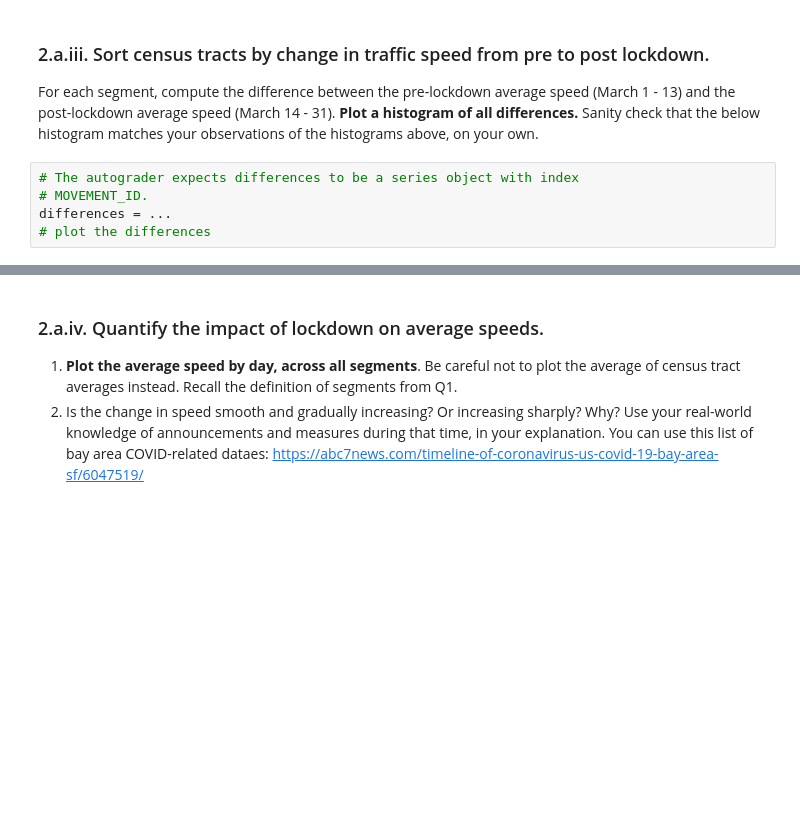
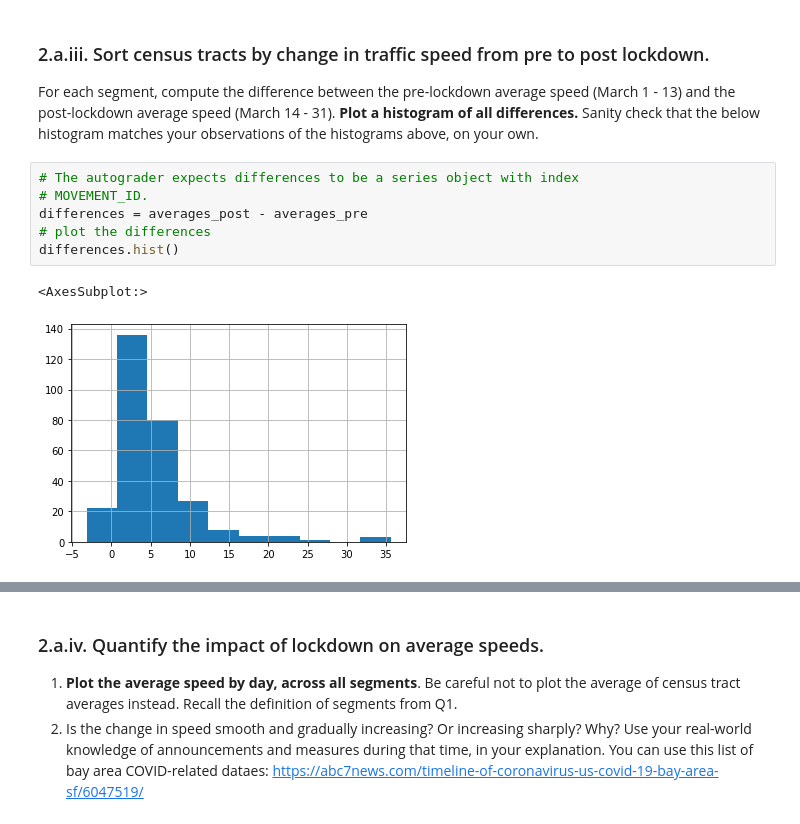
Before and after one commit to JerryPan2718/Traffic-EDA, a Jupyter notebook: Traffic_part1.ipynb, the cells around one changed output, grey strips where cells are left out. Cells and saved outputs as stored; diff of their text form; blank space fills up the shorter version.

```diff
--- a/Traffic_part1.ipynb
+++ b/Traffic_part1.ipynb
@@ -746,7 +845,11 @@ manual: True
 # %%
 # The autograder expects differences to be a series object with index
 # MOVEMENT_ID.
-differences = ...
+differences = averages_post - averages_pre
 # plot the differences
+differences.hist()
+# %% [output]
+<AxesSubplot:>
+[figure, added]
 # %%
 grader.check("q2aiii")
```
Also changed, not shown: parts of 21 cells of this notebook, 1 other file.
